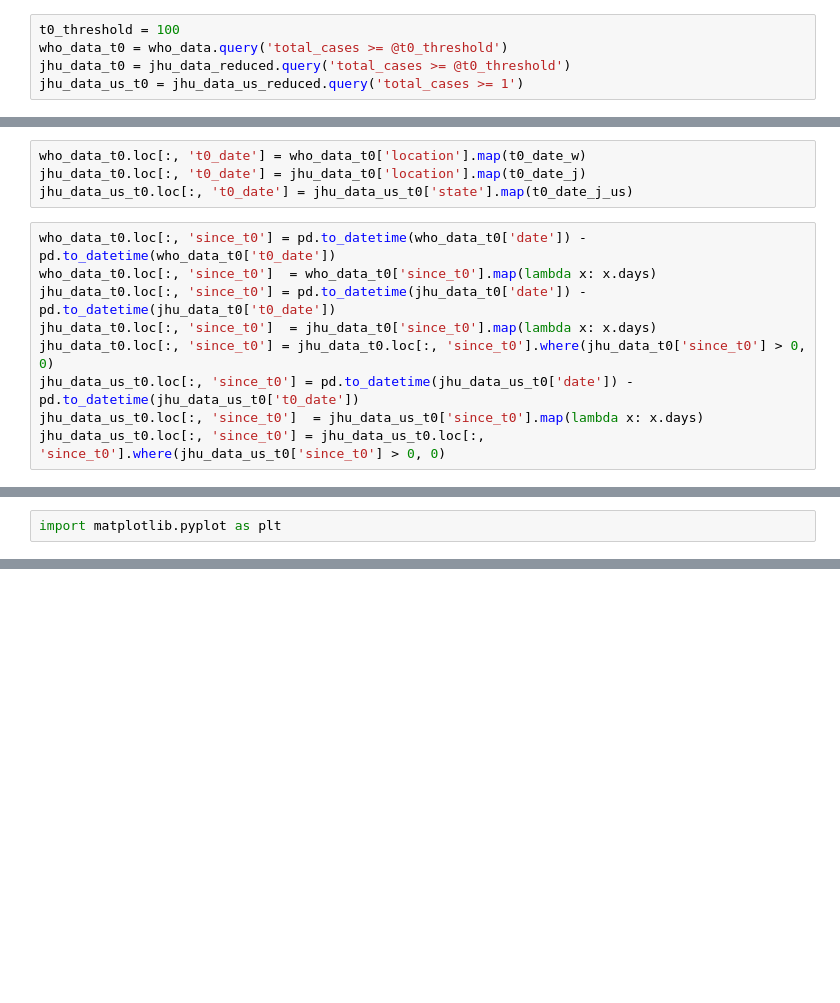
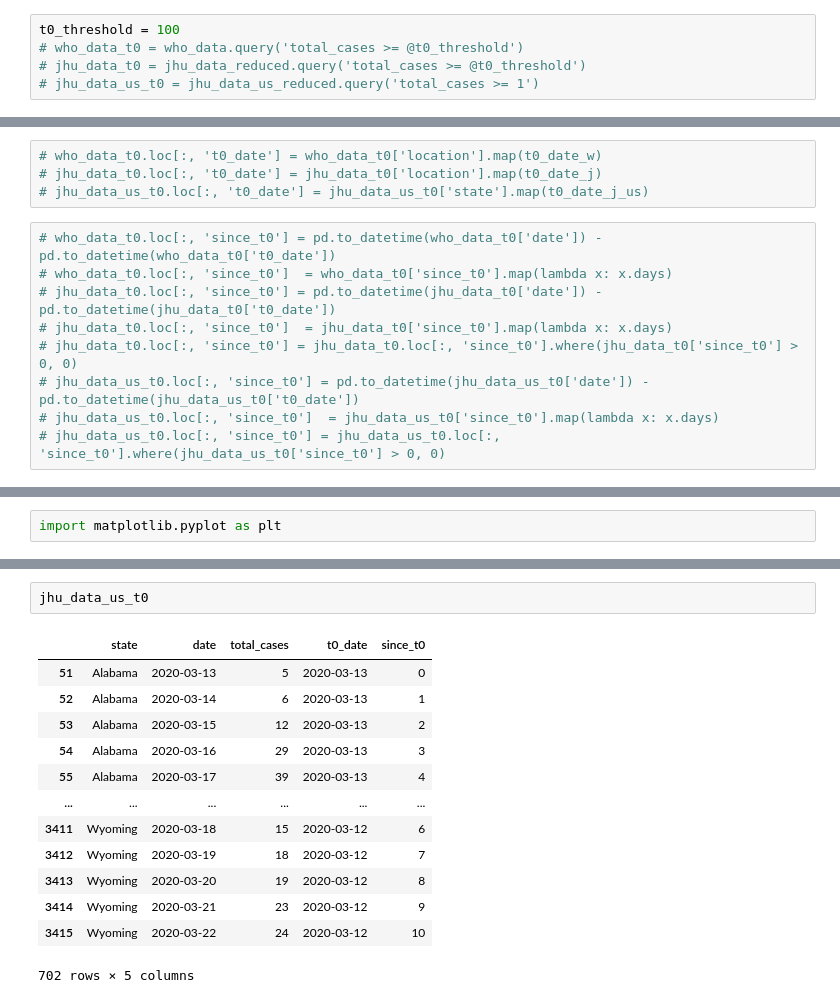
Before and after one commit to slstarnes/coronavirus-stats, a Jupyter notebook: Coronavirus.ipynb, the cells around one changed output, grey strips where cells are left out. Drawn from its saved outputs; the diff is of its cells as text; blank space fills up the shorter version.

```diff
--- a/Coronavirus.ipynb
+++ b/Coronavirus.ipynb
@@ -74,6 +122,6 @@ jhu_data_us_reduced['date'] = pd.to_datetime(jhu_data_us_reduced['date'])
 # %%
 t0_threshold = 100
-who_data_t0 = who_data.query('total_cases >= @t0_threshold')
-jhu_data_t0 = jhu_data_reduced.query('total_cases >= @t0_threshold')
-jhu_data_us_t0 = jhu_data_us_reduced.query('total_cases >= 1')
+# who_data_t0 = who_data.query('total_cases >= @t0_threshold')
+# jhu_data_t0 = jhu_data_reduced.query('total_cases >= @t0_threshold')
+# jhu_data_us_t0 = jhu_data_us_reduced.query('total_cases >= 1')
 # %%
@@ -83,13 +131,13 @@ t0_date_j_us = jhu_data_us_t0.groupby('state').min()['date']
 # %%
-who_data_t0.loc[:, 't0_date'] = who_data_t0['location'].map(t0_date_w)
-jhu_data_t0.loc[:, 't0_date'] = jhu_data_t0['location'].map(t0_date_j)
-jhu_data_us_t0.loc[:, 't0_date'] = jhu_data_us_t0['state'].map(t0_date_j_us)
+# who_data_t0.loc[:, 't0_date'] = who_data_t0['location'].map(t0_date_w)
+# jhu_data_t0.loc[:, 't0_date'] = jhu_data_t0['location'].map(t0_date_j)
+# jhu_data_us_t0.loc[:, 't0_date'] = jhu_data_us_t0['state'].map(t0_date_j_us)
 # %%
-who_data_t0.loc[:, 'since_t0'] = pd.to_datetime(who_data_t0['date']) - pd.to_datetime(who_data_t0['t0_date'])
-who_data_t0.loc[:, 'since_t0']  = who_data_t0['since_t0'].map(lambda x: x.days)
-jhu_data_t0.loc[:, 'since_t0'] = pd.to_datetime(jhu_data_t0['date']) - pd.to_datetime(jhu_data_t0['t0_date'])
-jhu_data_t0.loc[:, 'since_t0']  = jhu_data_t0['since_t0'].map(lambda x: x.days)
-jhu_data_t0.loc[:, 'since_t0'] = jhu_data_t0.loc[:, 'since_t0'].where(jhu_data_t0['since_t0'] > 0, 0)
-jhu_data_us_t0.loc[:, 'since_t0'] = pd.to_datetime(jhu_data_us_t0['date']) - pd.to_datetime(jhu_data_us_t0['t0_date'])
-jhu_data_us_t0.loc[:, 'since_t0']  = jhu_data_us_t0['since_t0'].map(lambda x: x.days)
-jhu_data_us_t0.loc[:, 'since_t0'] = jhu_data_us_t0.loc[:, 'since_t0'].where(jhu_data_us_t0['since_t0'] > 0, 0)
+# who_data_t0.loc[:, 'since_t0'] = pd.to_datetime(who_data_t0['date']) - pd.to_datetime(who_data_t0['t0_date'])
+# who_data_t0.loc[:, 'since_t0']  = who_data_t0['since_t0'].map(lambda x: x.days)
+# jhu_data_t0.loc[:, 'since_t0'] = pd.to_datetime(jhu_data_t0['date']) - pd.to_datetime(jhu_data_t0['t0_date'])
+# jhu_data_t0.loc[:, 'since_t0']  = jhu_data_t0['since_t0'].map(lambda x: x.days)
+# jhu_data_t0.loc[:, 'since_t0'] = jhu_data_t0.loc[:, 'since_t0'].where(jhu_data_t0['since_t0'] > 0, 0)
+# jhu_data_us_t0.loc[:, 'since_t0'] = pd.to_datetime(jhu_data_us_t0['date']) - pd.to_datetime(jhu_data_us_t0['t0_date'])
+# jhu_data_us_t0.loc[:, 'since_t0']  = jhu_data_us_t0['since_t0'].map(lambda x: x.days)
+# jhu_data_us_t0.loc[:, 'since_t0'] = jhu_data_us_t0.loc[:, 'since_t0'].where(jhu_data_us_t0['since_t0'] > 0, 0)
@@ -173,0 +242,16 @@ import matplotlib.pyplot as plt
+# %%
+jhu_data_us_t0
+# %% [output]
+|  | state | date | total_cases | t0_date | since_t0 |
+| 51 | Alabama | 2020-03-13 | 5 | 2020-03-13 | 0 |
+| 52 | Alabama | 2020-03-14 | 6 | 2020-03-13 | 1 |
+| 53 | Alabama | 2020-03-15 | 12 | 2020-03-13 | 2 |
+| 54 | Alabama | 2020-03-16 | 29 | 2020-03-13 | 3 |
+| 55 | Alabama | 2020-03-17 | 39 | 2020-03-13 | 4 |
+| ... | ... | ... | ... | ... | ... |
+| 3411 | Wyoming | 2020-03-18 | 15 | 2020-03-12 | 6 |
+| 3412 | Wyoming | 2020-03-19 | 18 | 2020-03-12 | 7 |
+| 3413 | Wyoming | 2020-03-20 | 19 | 2020-03-12 | 8 |
+| 3414 | Wyoming | 2020-03-21 | 23 | 2020-03-12 | 9 |
+| 3415 | Wyoming | 2020-03-22 | 24 | 2020-03-12 | 10 |
+702 rows × 5 columns
```
Also changed, not shown: parts of 25 cells of this notebook.
